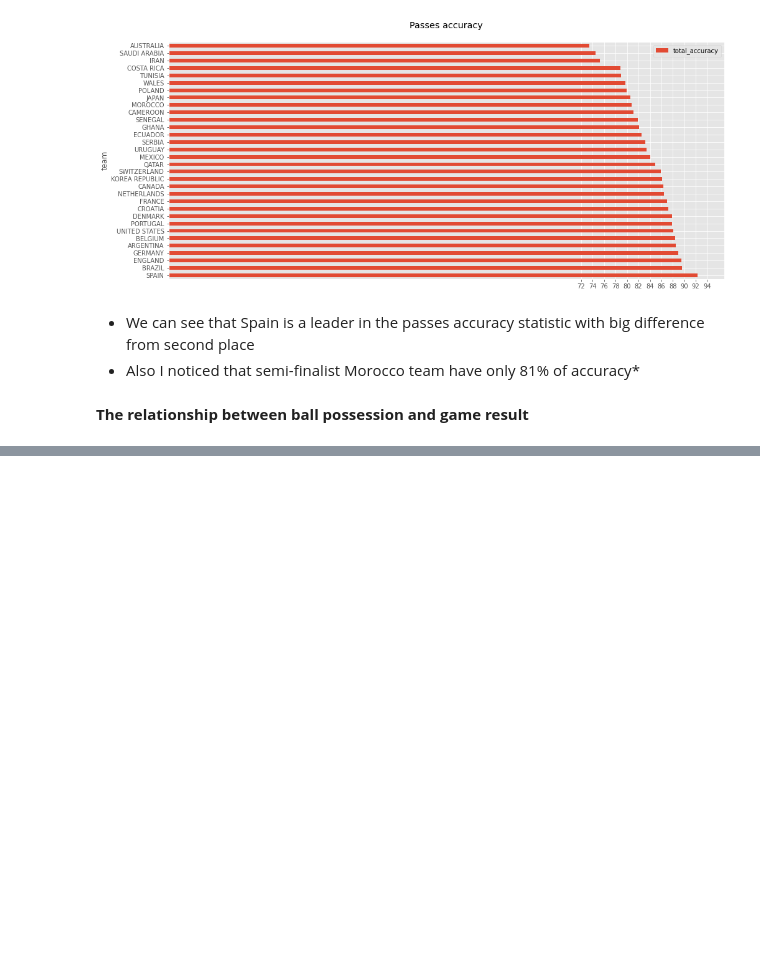
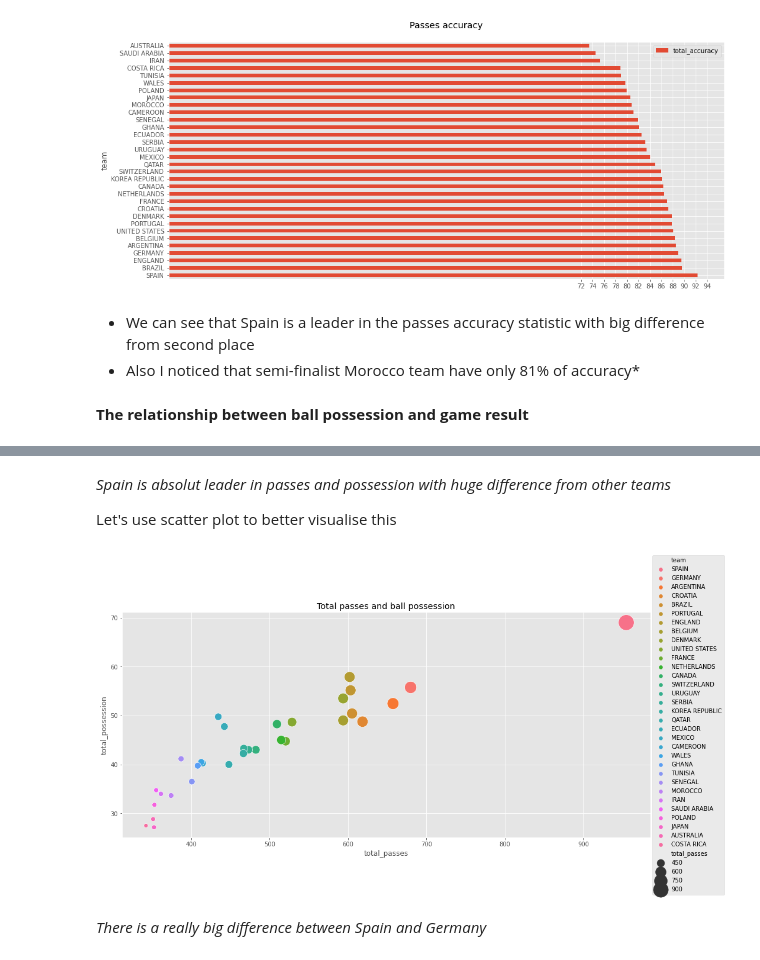
Before and after one commit to avgalkov/Kaggle-research, a Jupyter notebook: fifa-2022-world-cup-research.ipynb, the cells around one changed output, grey strips where cells are left out. Cells and saved outputs as stored; diff of their text form; code cells hidden in the pictures; blank space fills up the shorter version.

```diff
--- a/fifa-2022-world-cup-research.ipynb
+++ b/fifa-2022-world-cup-research.ipynb
@@ -439,0 +591,19 @@ plt.show()
+# %% [markdown]
+*Spain is absolut leader in passes and possession with huge difference from other teams*
+
+Let's use scatter plot to better visualise this
+# %%
+top_possession = total_possession.sort_values('total_passes', ascending=False)
+# %%
+ax = sns.scatterplot(data = top_possession,
+                x = 'total_passes',
+                y='total_possession',
+                hue='team',
+                size="total_passes",sizes=(50, 700)).set_title("Total passes and ball possession")
+plt.legend(bbox_to_anchor=(1.14, 0.5), loc='right', borderaxespad=0)
+
+sns.despine()
+# %% [output]
+[figure, added]
+# %% [markdown]
+*There is a really big difference between Spain and Germany*
```
Also changed, not shown: parts of 18 cells of this notebook.
